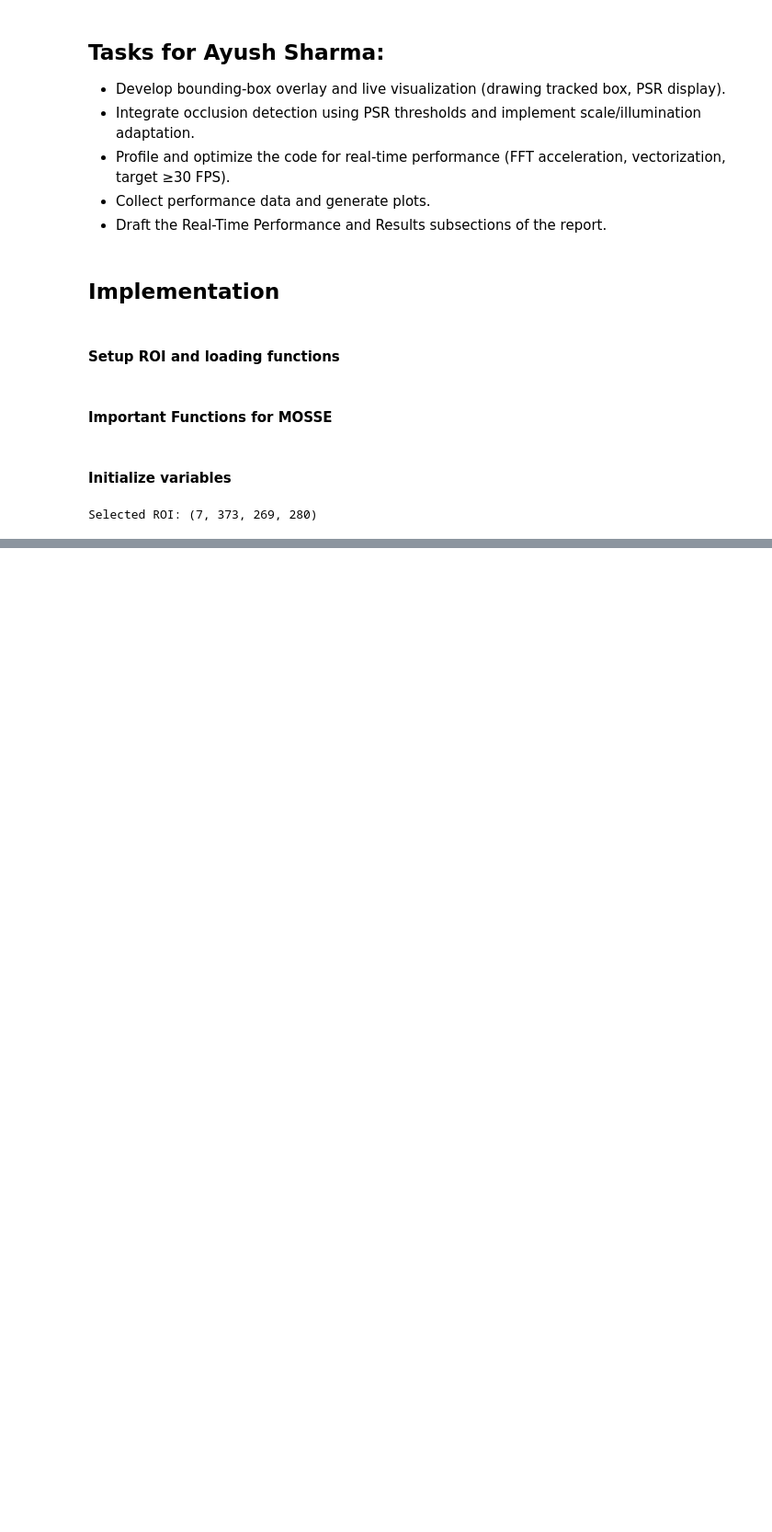
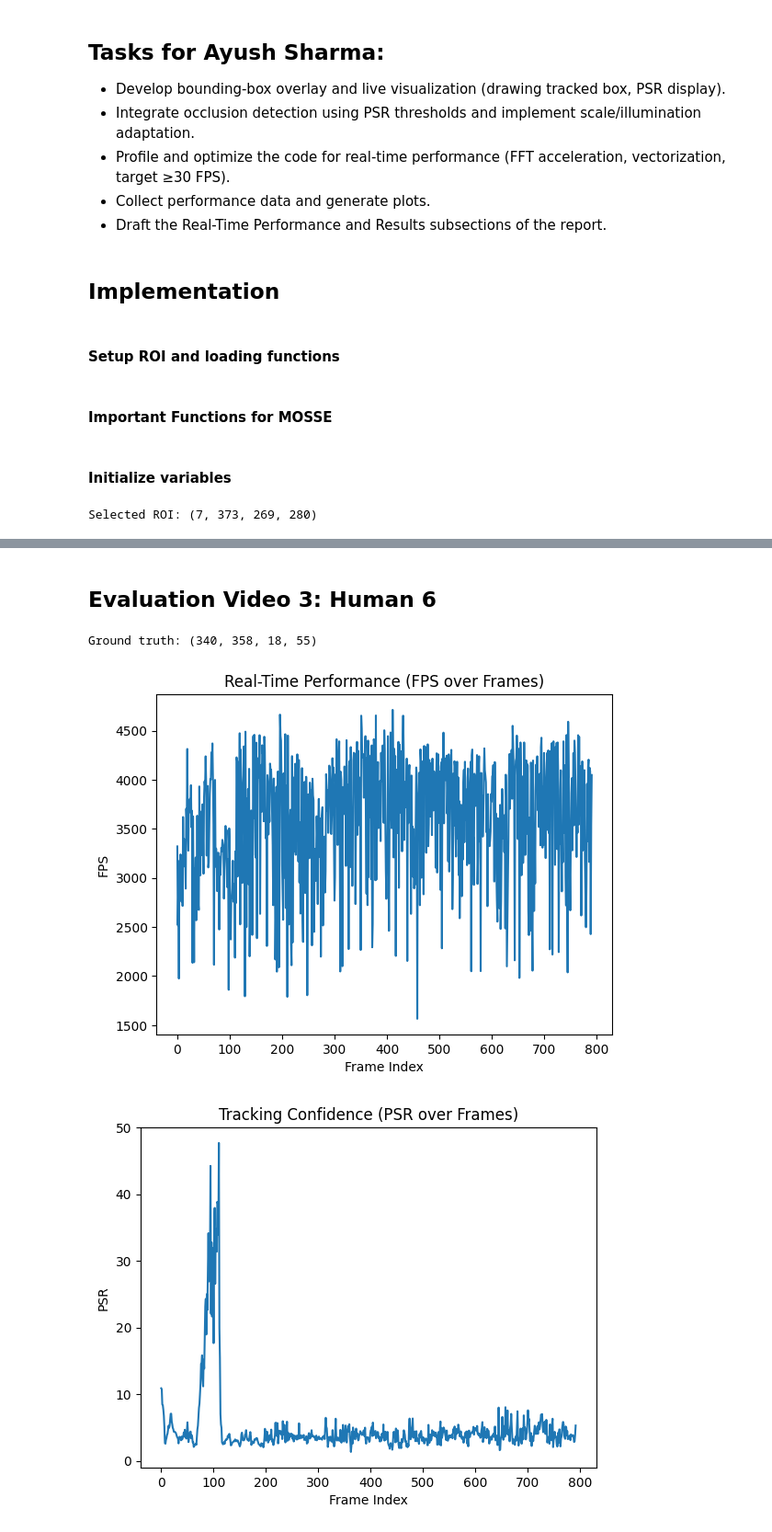
Before and after one commit to marzbana/MOSSE, a Jupyter notebook: project.ipynb, the cells around one changed output, grey strips where cells are left out. Shown at 92% size. Saved outputs shown, nothing was run; the diff lists cells and outputs as text; code cells hidden in the pictures; blank space fills up the shorter version.

```diff
--- a/project.ipynb
+++ b/project.ipynb
@@ -408,0 +516,34 @@ Ground truth: (228, 236, 80, 64)
+# %% [markdown]
+## Evaluation Video 3: Human 6
+# %%
+videos_dir = 'Media\\OTB'
+video_1 = 'Human6'
+video_dir = os.path.join(videos_dir, video_1)
+frame_dir = os.path.join(video_dir, 'img')
+frame_files = sorted(os.listdir(frame_dir))
+frames = []
+for frame in frame_files:
+    image_path = os.path.join(frame_dir, frame)
+    image = cv2.imread(image_path)
+    frames.append(image)
+
+
+
+for frame in frames:
+    cv2.imshow('frame', frame)
+    if cv2.waitKey(1) & 0xFF == ord('q'):
+        break
+cv2.destroyAllWindows()
+
+'''
+roi_file = os.path.join(video_dir, 'groundtruth_rect.txt')
+with open(roi_file, "r") as f:
+    roi_str = f.readline()
+roi = tuple(map(int, roi_str.split("\t")))
+print("Selected ROI:", roi)
+'''
+ground_truth_list, roi_list = track_eval(video_dir, "images")
+# %% [output]
+Ground truth: (340, 358, 18, 55)
+[figure, added]
+[figure, added]
```
Also changed, not shown: parts of 10 cells of this notebook, 1 other file.
